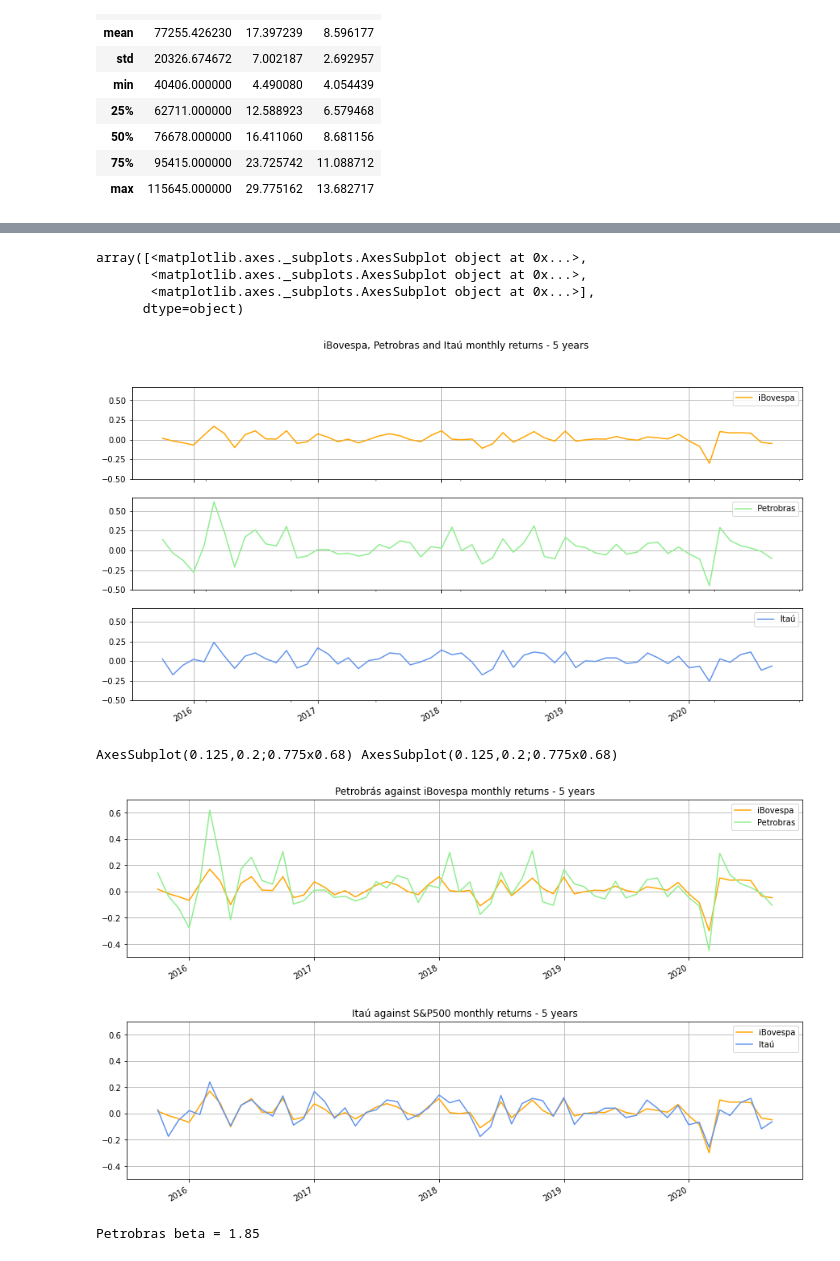
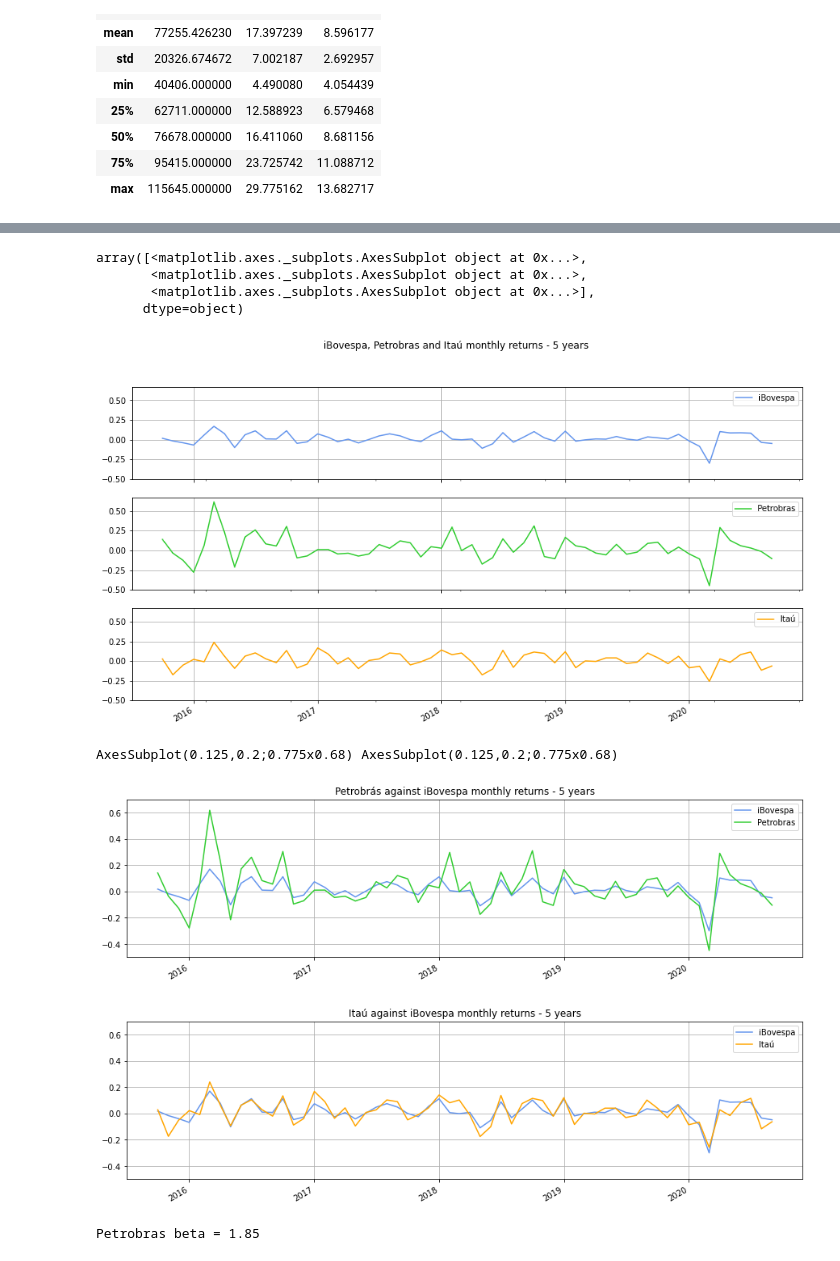
Before and after one commit to BretasArthur/CAPyM, a Jupyter notebook: 1. Calculating the Beta - Petrobras & Itaú.ipynb, the cells around one changed output, grey strips where cells are left out. Saved outputs shown, nothing was run; the diff lists cells and outputs as text; code cells hidden in the pictures.

```diff
--- a/1. Calculating the Beta - Petrobras & Itaú.ipynb
+++ b/1. Calculating the Beta - Petrobras & Itaú.ipynb
@@ -118,36 +127,36 @@ mon_returns.describe()
 # %%
 #building some graphics to better understand the data
 mon_returns.plot(
     title = 'iBovespa, Petrobras and Itaú monthly returns - 5 years',
     figsize = [15,8],
-    style = ['orange', 'lightgreen', 'cornflowerblue'],
+    style = ['cornflowerblue', 'limegreen', 'orange'],
     grid = True,
     subplots = True,
     sharey = True,
     sharex = True)
 # %% [output]
 array([<matplotlib.axes._subplots.AxesSubplot object at 0x...>,
        <matplotlib.axes._subplots.AxesSubplot object at 0x...>,
        <matplotlib.axes._subplots.AxesSubplot object at 0x...>],
       dtype=object)
-[figure, old version]
+[figure, new version]
 # %%
 print(mon_returns.plot(y = ['iBovespa', 'Petrobras'],
                       title = "Petrobrás against iBovespa monthly returns - 5 years",
-                      style = ['orange','lightgreen'],
+                      style = ['cornflowerblue','limegreen'],
                       grid = True,
                       ylim = (-0.5, 0.7),
                       figsize = [15,4]),
       mon_returns.plot(y = ['iBovespa', 'Itaú'],
-                      title = "Itaú against S&P500 monthly returns - 5 years",
-                      style = ['orange', 'cornflowerblue'],
+                      title = "Itaú against iBovespa monthly returns - 5 years",
+                      style = ['cornflowerblue', 'orange'],
                       grid = True,
                       ylim = (-0.5, 0.7),
                       figsize = [15,4]))
 # %% [output]
 AxesSubplot(0.125,0.2;0.775x0.68) AxesSubplot(0.125,0.2;0.775x0.68)
-[figure, old version]
+[figure, new version]
-[figure, old version]
+[figure, new version]
 # %%
 #defining a function to calculate beta
 def beta(stock_monthly_returns):
```
Also changed, not shown: parts of 4 cells of this notebook.
